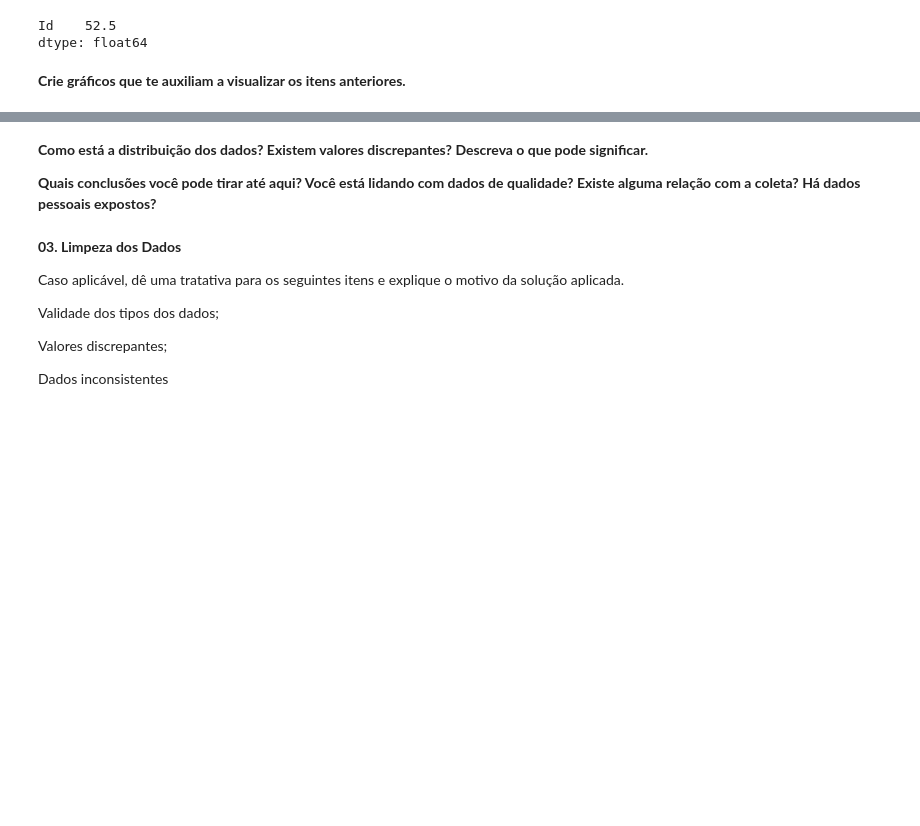
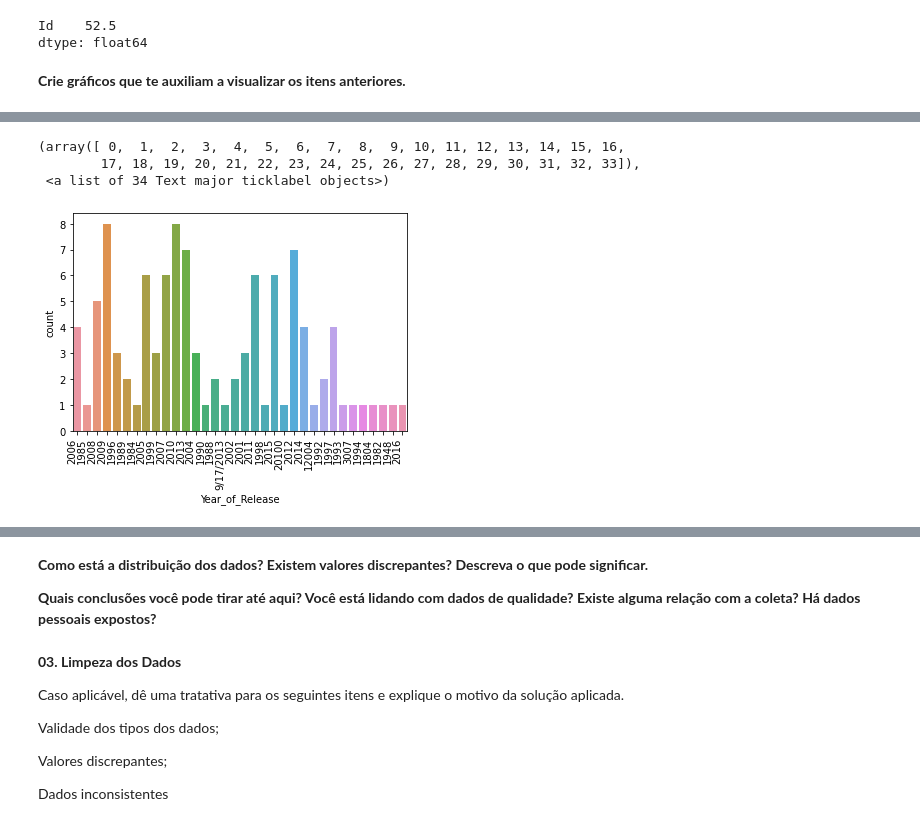
Before and after one commit to marimartignago/analise_exploratoria_dados, a Jupyter notebook: desafio1.ipynb, the cells around one changed output, grey strips where cells are left out. Saved outputs shown, nothing was run; the diff lists cells and outputs as text; code cells hidden in the pictures; blank space fills up the shorter version.

```diff
--- a/desafio1.ipynb
+++ b/desafio1.ipynb
@@ -161,0 +177,8 @@ NameError: ignored
+# %%
+sns.countplot(x='Year_of_Release', data=dataset1)
+plt.xticks(rotation = 90, ha = 'right')
+# %% [output]
+(array([ 0,  1,  2,  3,  4,  5,  6,  7,  8,  9, 10, 11, 12, 13, 14, 15, 16,
+        17, 18, 19, 20, 21, 22, 23, 24, 25, 26, 27, 28, 29, 30, 31, 32, 33]),
+ <a list of 34 Text major ticklabel objects>)
+[figure, added]
```
Also changed, not shown: parts of 14 cells of this notebook.
